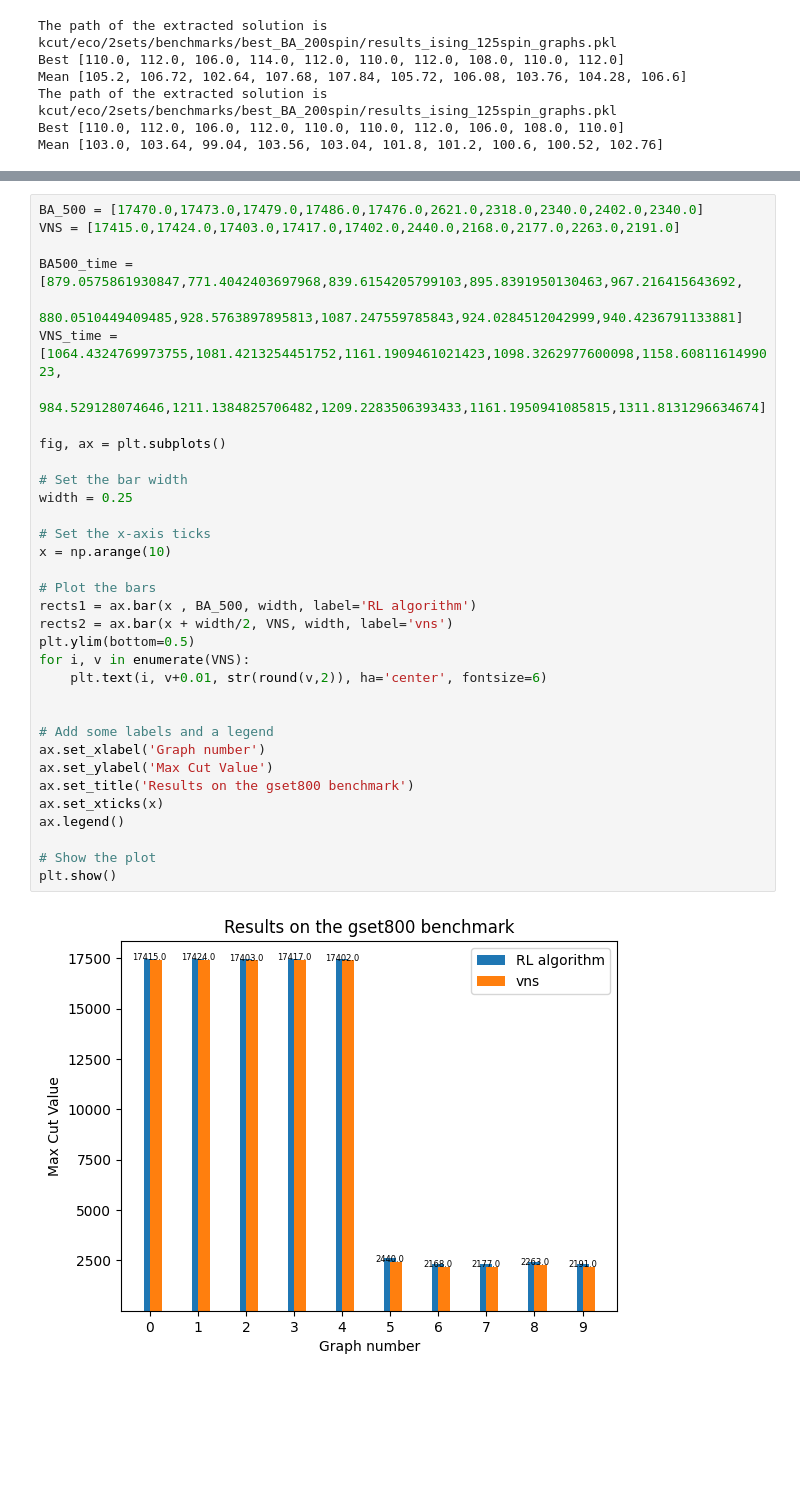
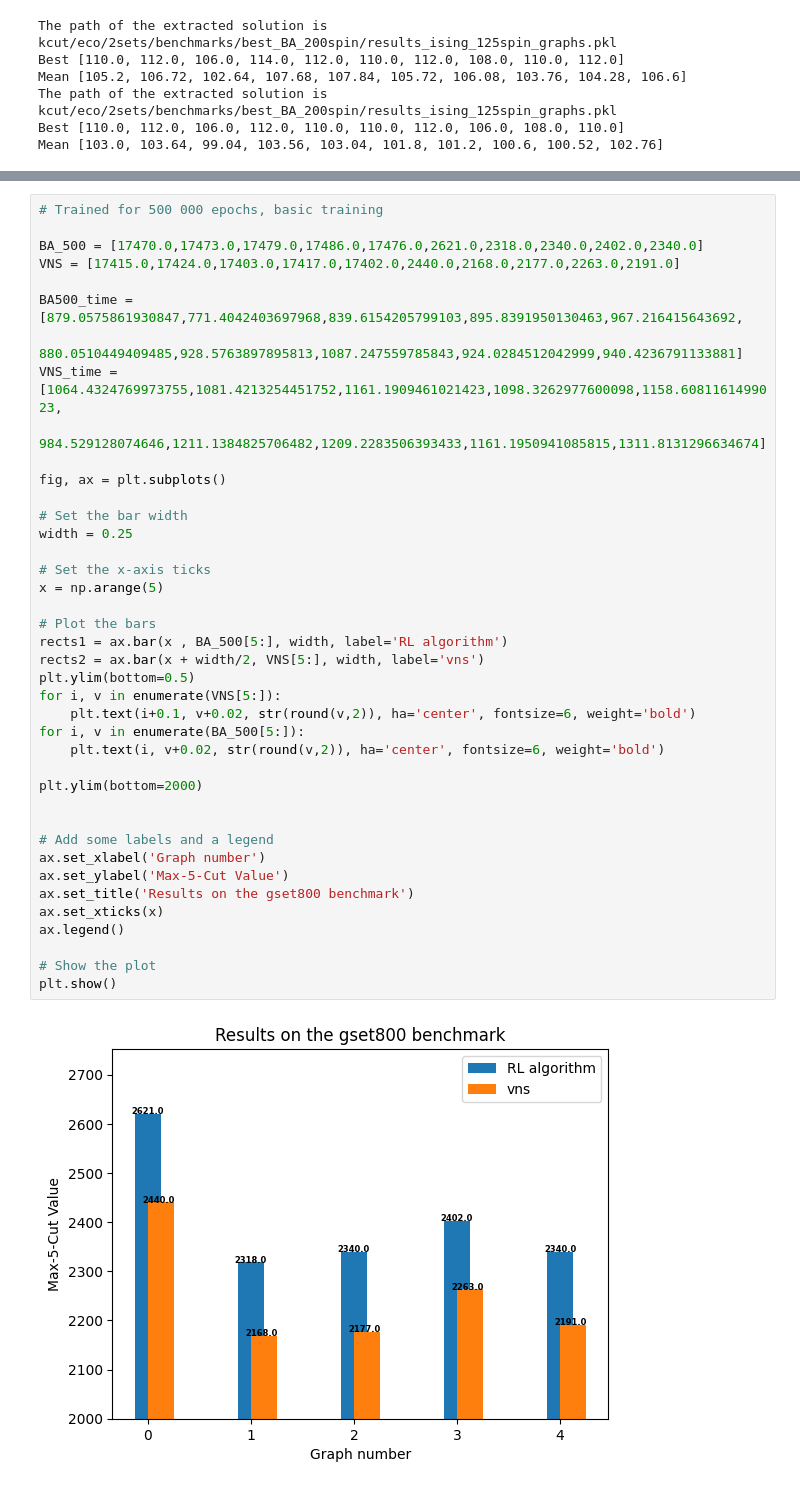
Before and after one commit to Gatorino/eco-dqn, a Jupyter notebook: plots.ipynb, the cells around one changed output, grey strips where cells are left out. Drawn from its saved outputs; the diff is of its cells as text; blank space fills up the shorter version.

```diff
--- a/plots.ipynb
+++ b/plots.ipynb
@@ -150,36 +154,42 @@ plt.show()
 # %%
+# Trained for 500 000 epochs, basic training
+
 BA_500 = [17470.0,17473.0,17479.0,17486.0,17476.0,2621.0,2318.0,2340.0,2402.0,2340.0]
 VNS = [17415.0,17424.0,17403.0,17417.0,17402.0,2440.0,2168.0,2177.0,2263.0,2191.0]
 
 BA500_time = [879.0575861930847,771.4042403697968,839.6154205799103,895.8391950130463,967.216415643692,
               880.0510449409485,928.5763897895813,1087.247559785843,924.0284512042999,940.4236791133881]
 VNS_time = [1064.4324769973755,1081.4213254451752,1161.1909461021423,1098.3262977600098,1158.6081161499023,
             984.529128074646,1211.1384825706482,1209.2283506393433,1161.1950941085815,1311.8131296634674]
 
 fig, ax = plt.subplots()
 
 # Set the bar width
 width = 0.25
 
 # Set the x-axis ticks
-x = np.arange(10)
+x = np.arange(5)
 
 # Plot the bars
-rects1 = ax.bar(x , BA_500, width, label='RL algorithm')
-rects2 = ax.bar(x + width/2, VNS, width, label='vns')
+rects1 = ax.bar(x , BA_500[5:], width, label='RL algorithm')
+rects2 = ax.bar(x + width/2, VNS[5:], width, label='vns')
 plt.ylim(bottom=0.5)
-for i, v in enumerate(VNS):
-    plt.text(i, v+0.01, str(round(v,2)), ha='center', fontsize=6)
+for i, v in enumerate(VNS[5:]):
+    plt.text(i+0.1, v+0.02, str(round(v,2)), ha='center', fontsize=6, weight='bold')
+for i, v in enumerate(BA_500[5:]):
+    plt.text(i, v+0.02, str(round(v,2)), ha='center', fontsize=6, weight='bold')
+
+plt.ylim(bottom=2000)
 
 
 # Add some labels and a legend
 ax.set_xlabel('Graph number')
-ax.set_ylabel('Max Cut Value')
+ax.set_ylabel('Max-5-Cut Value')
 ax.set_title('Results on the gset800 benchmark')
 ax.set_xticks(x)
 ax.legend()
 
 # Show the plot
 plt.show()
 # %% [output]
-[figure, old version]
+[figure, new version]
```
Also changed, not shown: parts of 10 cells of this notebook.
